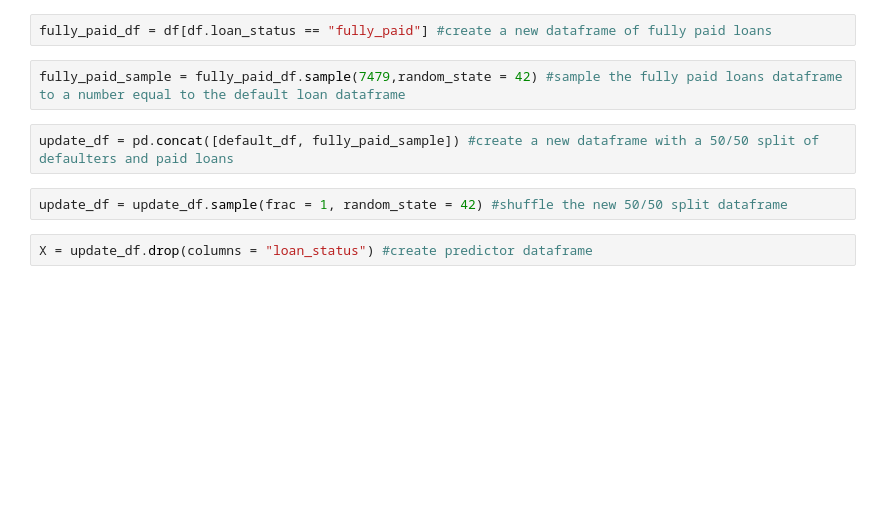
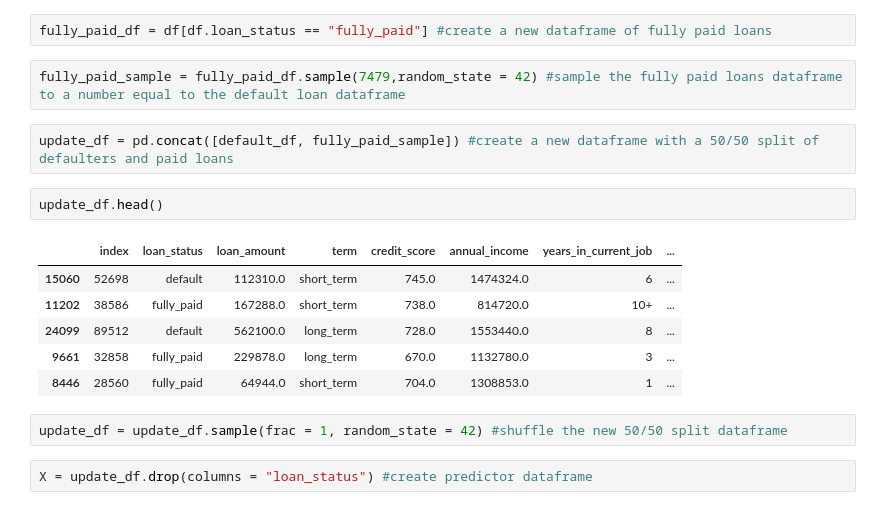
Before and after one commit to sandy-lee/Ethical-recognition-of-potential-loan-defaults-through-machine-learning, a Jupyter notebook: central_notebook.ipynb, the cells around one changed output. Cells and saved outputs as stored; diff of their text form; blank space fills up the shorter version.

```diff
--- a/central_notebook.ipynb
+++ b/central_notebook.ipynb
@@ -138,6 +166,15 @@ fully_paid_df = df[df.loan_status == "fully_paid"] #create a new dataframe of fu
 fully_paid_sample = fully_paid_df.sample(7479,random_state = 42) #sample the fully paid loans dataframe to a number equal to the default loan dataframe
 # %%
 update_df = pd.concat([default_df, fully_paid_sample]) #create a new dataframe with a 50/50 split of defaulters and paid loans
+# %%
+update_df.head()
+# %% [output]
+|  | index | loan_status | loan_amount | term | credit_score | annual_income | years_in_current_job | ... |
+| 15060 | 52698 | default | 112310.0 | short_term | 745.0 | 1474324.0 | 6 | ... |
+| 11202 | 38586 | fully_paid | 167288.0 | short_term | 738.0 | 814720.0 | 10+ | ... |
+| 24099 | 89512 | default | 562100.0 | long_term | 728.0 | 1553440.0 | 8 | ... |
+| 9661 | 32858 | fully_paid | 229878.0 | long_term | 670.0 | 1132780.0 | 3 | ... |
+| 8446 | 28560 | fully_paid | 64944.0 | short_term | 704.0 | 1308853.0 | 1 | ... |
 # %%
 update_df = update_df.sample(frac = 1, random_state = 42) #shuffle the new 50/50 split dataframe
 # %%
```
Also changed, not shown: parts of 16 cells of this notebook, 1 other file.
